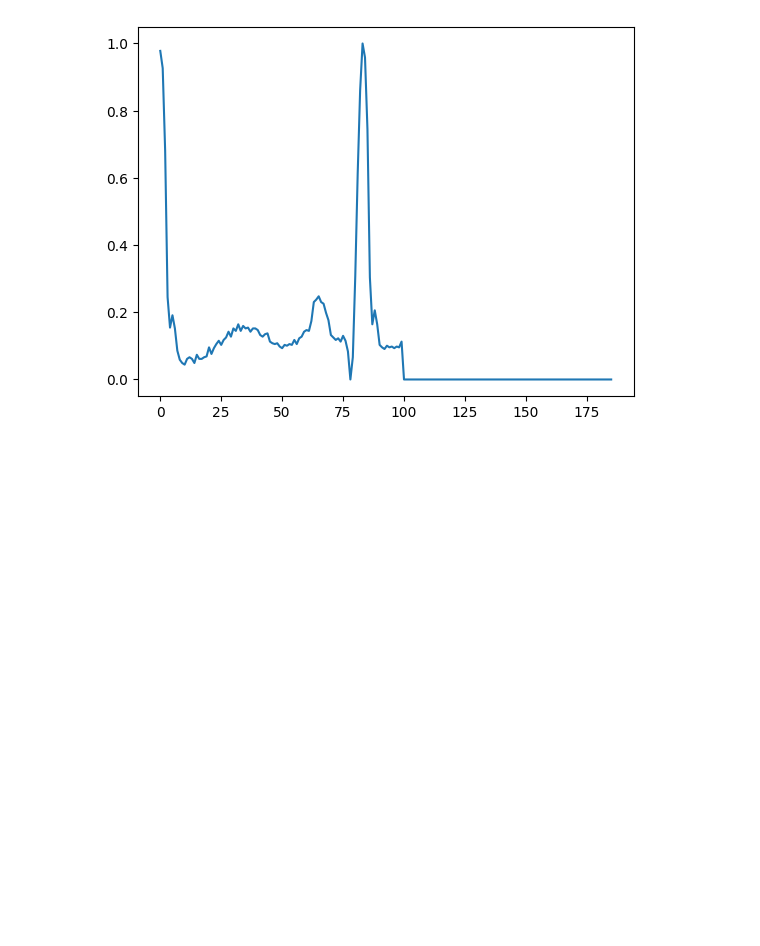
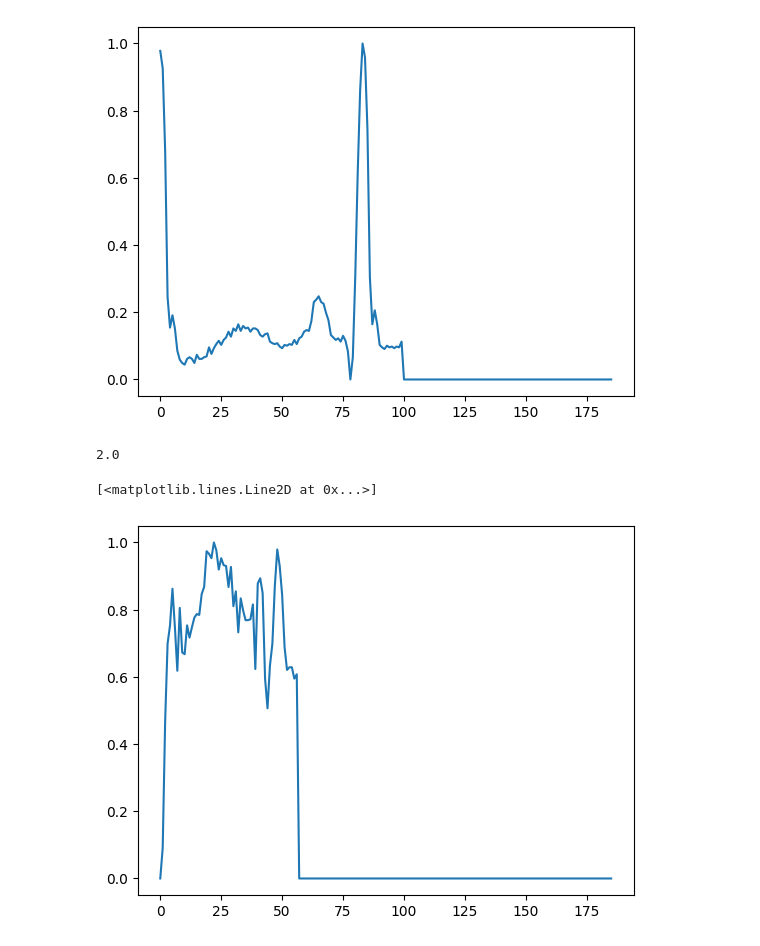
Before and after one commit to JespervanGils/DL-Project-ECG, a Jupyter notebook: DL_Project_ECG_MIT-BIH.ipynb, the cells around one changed output. Saved outputs shown, nothing was run; the diff lists cells and outputs as text; code cells hidden in the pictures; blank space fills up the shorter version.

Commit message:
Added a plot for bad ECG

```diff
--- a/DL_Project_ECG_MIT-BIH.ipynb
+++ b/DL_Project_ECG_MIT-BIH.ipynb
@@ -87,3 +91,12 @@ plt.plot(ecg_example)
 # %% [output]
 [<matplotlib.lines.Line2D at 0x...>]
 [figure]
+# %%
+i = 80000
+ecg_example = train_df.iloc[i,:186]
+print(train_df.iloc[i,187])
+plt.plot(ecg_example)
+# %% [output]
+2.0
+[<matplotlib.lines.Line2D at 0x...>]
+[figure, added]
```
Also changed, not shown: parts of 1 cell of this notebook.
